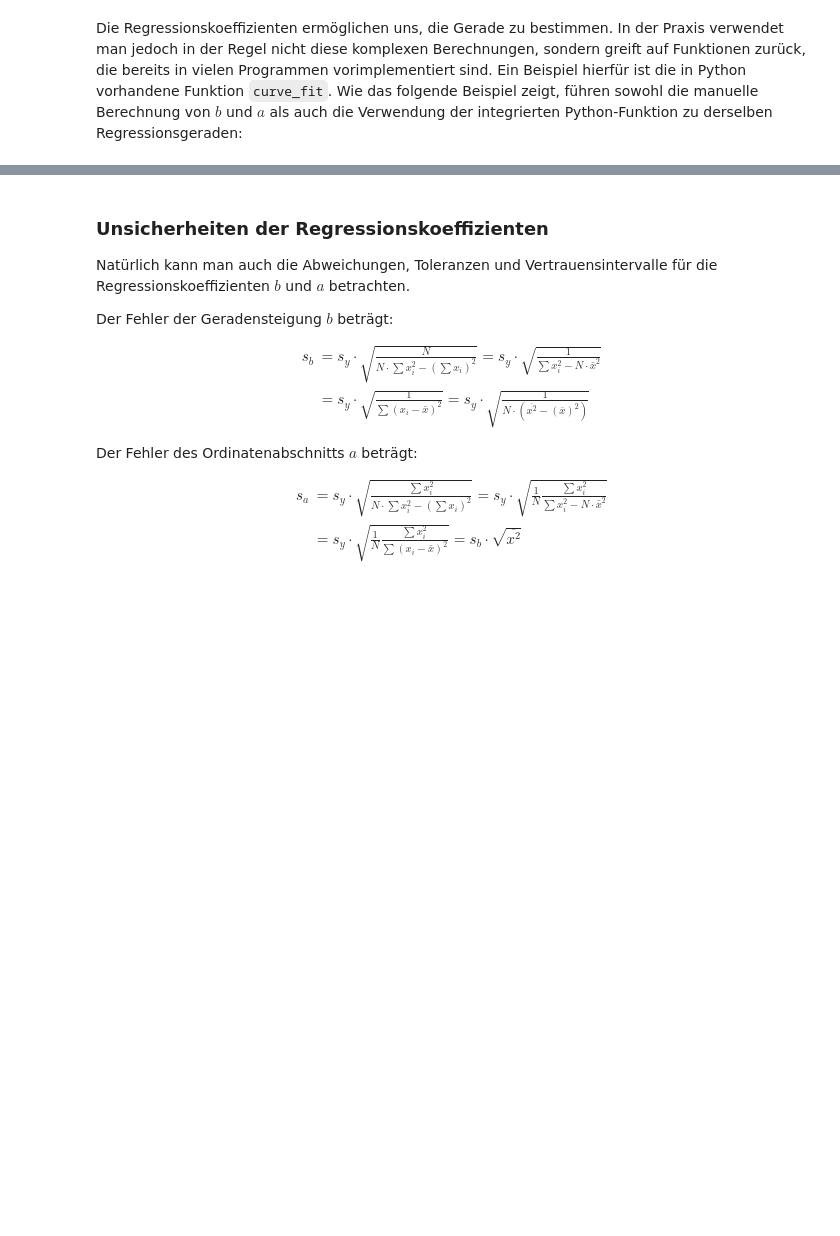
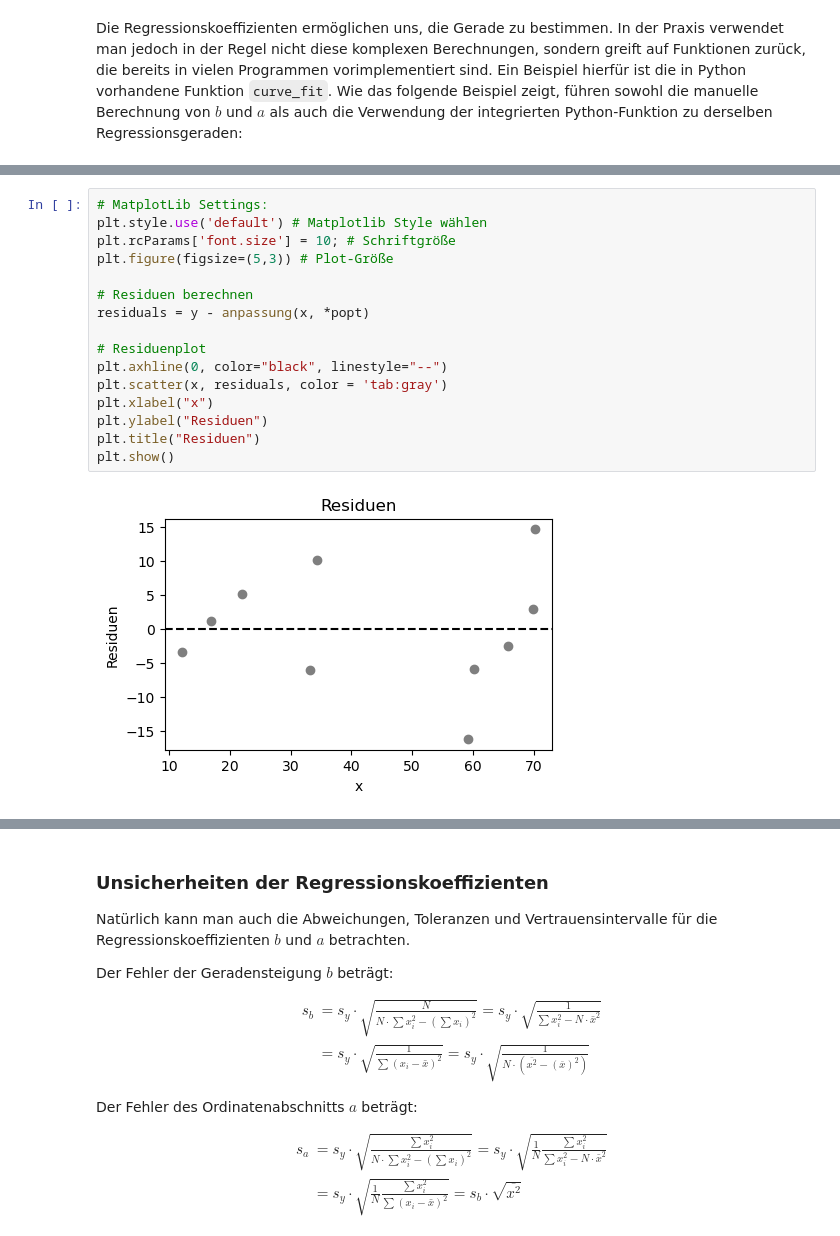
Before and after one commit to Kisleif/mtbook, a Jupyter notebook: _sources/content/1_Kurvenanpassung.ipynb, the cells around one changed output, grey strips where cells are left out. Saved outputs shown, nothing was run; the diff lists cells and outputs as text; blank space fills up the shorter version.

```diff
--- a/_sources/content/1_Kurvenanpassung.ipynb
+++ b/_sources/content/1_Kurvenanpassung.ipynb
@@ -228,0 +213,18 @@ Gelten für die $N$ Messwerte allerdings unterschiedliche Unsicherheiten, so mü
+# %%
+# MatplotLib Settings:
+plt.style.use('default') # Matplotlib Style wählen
+plt.rcParams['font.size'] = 10; # Schriftgröße
+plt.figure(figsize=(5,3)) # Plot-Größe
+
+# Residuen berechnen
+residuals = y - anpassung(x, *popt)
+
+# Residuenplot
+plt.axhline(0, color="black", linestyle="--")
+plt.scatter(x, residuals, color = 'tab:gray')
+plt.xlabel("x")
+plt.ylabel("Residuen")
+plt.title("Residuen")
+plt.show()
+# %% [output]
+[figure, added]
```
Also changed, not shown: parts of 21 cells of this notebook, 16 other files.
